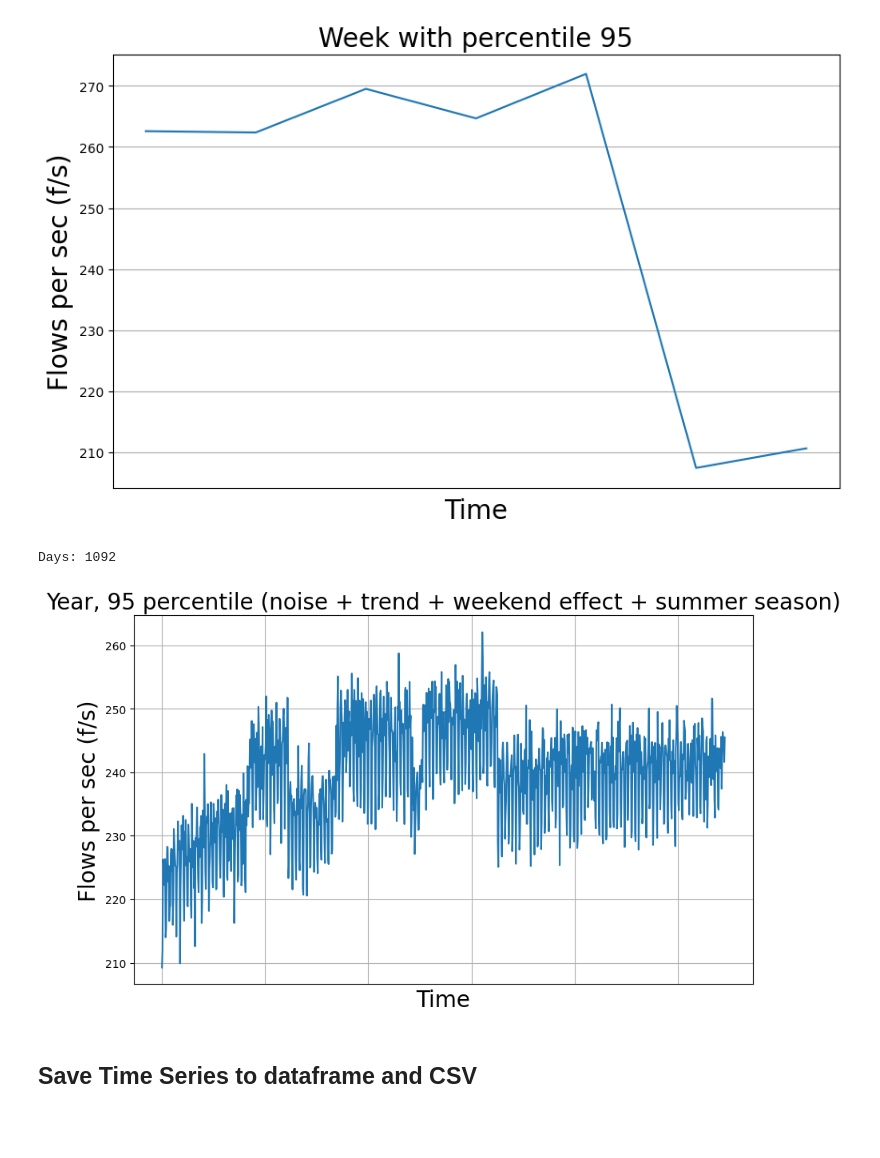
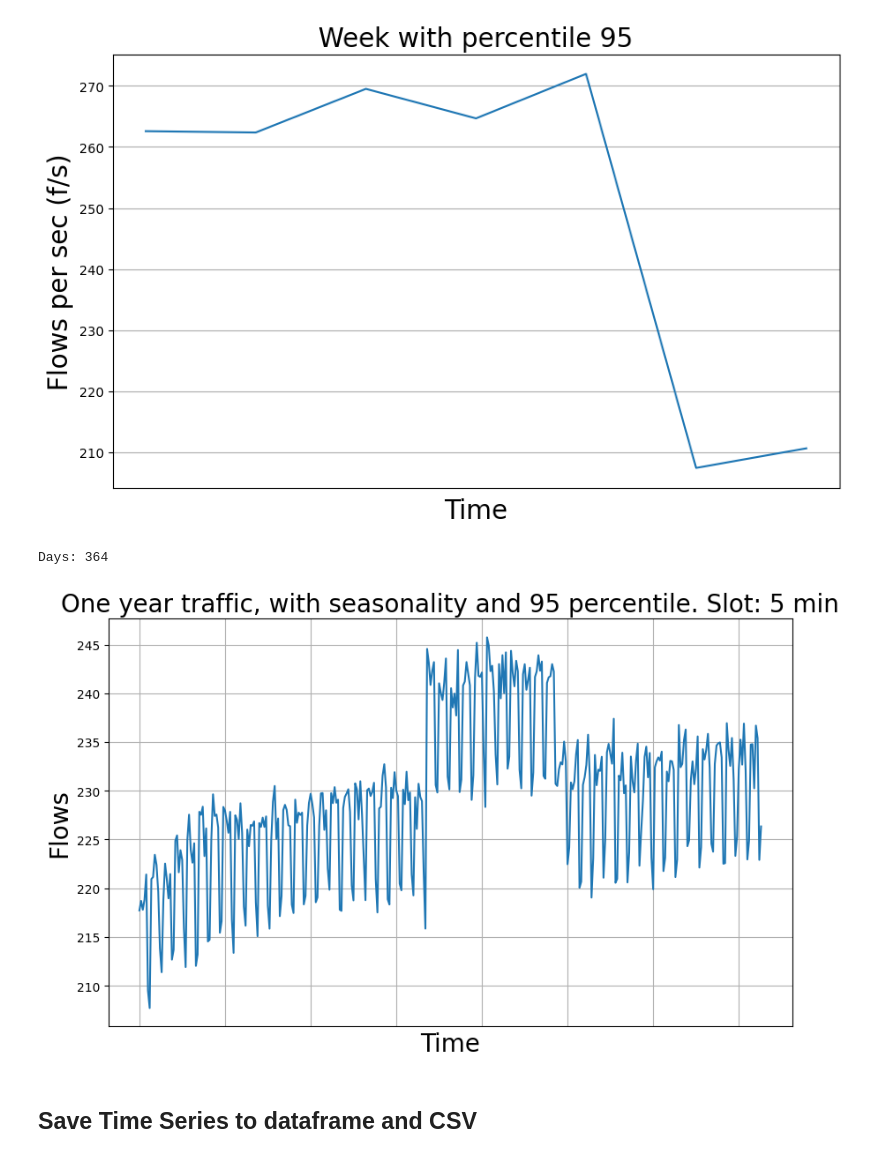
Before and after one commit to Raniita/traffic-forecast, a Jupyter notebook: notebooks/synthetic_data_linkcount.ipynb, the cells around one changed output. Cells and saved outputs as stored; diff of their text form; code cells hidden in the pictures; blank space fills up the shorter version.

```diff
--- a/notebooks/synthetic_data_linkcount.ipynb
+++ b/notebooks/synthetic_data_linkcount.ipynb
@@ -13,7 +13,7 @@ def plot_time_series(time, values, label, mark_days=True, hide_xticks=False, onl
     plt.figure(figsize=(10,6))
     plt.plot(time, values)
     plt.xlabel("Time", fontsize=20)
-    plt.ylabel("Flows per sec (f/s)", fontsize=20)
+    plt.ylabel("Flows", fontsize=20)
 
     days = int(len(time)/288)
     if hide_xticks:
@@ -187,7 +202,8 @@ def generate_week(values_5min, beta_weekend, alpha_season=1.0):
     seasonal = []
     for i in range(7):
         for j in range(int(day)):
-            if i==0 or i==1 or i == 7:
+            #if i==0 or i==1 or i == 7:
+            if i==5 or i==6:
                 seasonal.append((values_5min[j] * alpha_season)* beta_weekend)
             else:
                 seasonal.append((values_5min[j] * alpha_season))
@@ -308,41 +324,42 @@ plot_time_series(time_week_per95, values_week_per95, label="Week with percentile
 # %%
 # Vars
 weekend = 0.95
 season = 1.05
 trend_cagr = 0.26
-noise = 15
+noise = 5
 
 # Weeks in a year, init 01-01, end at 30-12
-weeks = 156     # Three years == 156
+#weeks = 156     # Three years == 156
+weeks = 52
 
 values_year_per95 = []
 for week in range(weeks):
     # 0 to 12 winter
     # 12 to 24 spring
     # 24 to 36 summer
     # 36 to 48 autum
-    if week >= 24 and week <= 34:       # Its summer
+    if week >= 24 and week <= 34:           # Its summer
         values_year_per95.append(generate_week(flows_5min_value, beta_weekend=weekend, alpha_season=season))
-    elif week >= 48 and week <= 68:    # Its summer
+    elif week >= 76 and week <= 86:         # Its summer
         values_year_per95.append(generate_week(flows_5min_value, beta_weekend=weekend, alpha_season=season))
-    elif week >= 72 and week <= 92:    # Its summer
+    elif week >= 128 and week <= 138:       # Its summer
         values_year_per95.append(generate_week(flows_5min_value, beta_weekend=weekend, alpha_season=season))
     else:
         values_year_per95.append(generate_week(flows_5min_value, beta_weekend=weekend))
 
 values_year_per95 = np.concatenate(values_year_per95)
 values_year_per95 = apply_noise(values_year_per95, noise=noise)
 values_year_per95 = apply_trend(values_year_per95, cagr=trend_cagr, years=1)
 values_year_per95 = apply_95percentile(values=values_year_per95)
 
 print(f"Days: {len(values_year_per95)}")
 
 #time_seasonal = np.arange(int(day*7*weeks))
 time_year_per95 = np.arange(len(values_year_per95))
-plot_time_series(time_year_per95, values_year_per95, label="Year, 95 percentile (noise + trend + weekend effect + summer season)", mark_days=False, hide_xticks=True)
+plot_time_series(time_year_per95, values_year_per95, label="One year traffic, with seasonality and 95 percentile. Slot: 5 min", mark_days=False, hide_xticks=True)
 # %% [output]
-Days: 1092
+Days: 364
-[figure, old version]
+[figure, new version]
 # %% [markdown]
 ## Save Time Series to dataframe and CSV
 # %%
```
Also changed, not shown: parts of 7 cells of this notebook, 11 other files.
